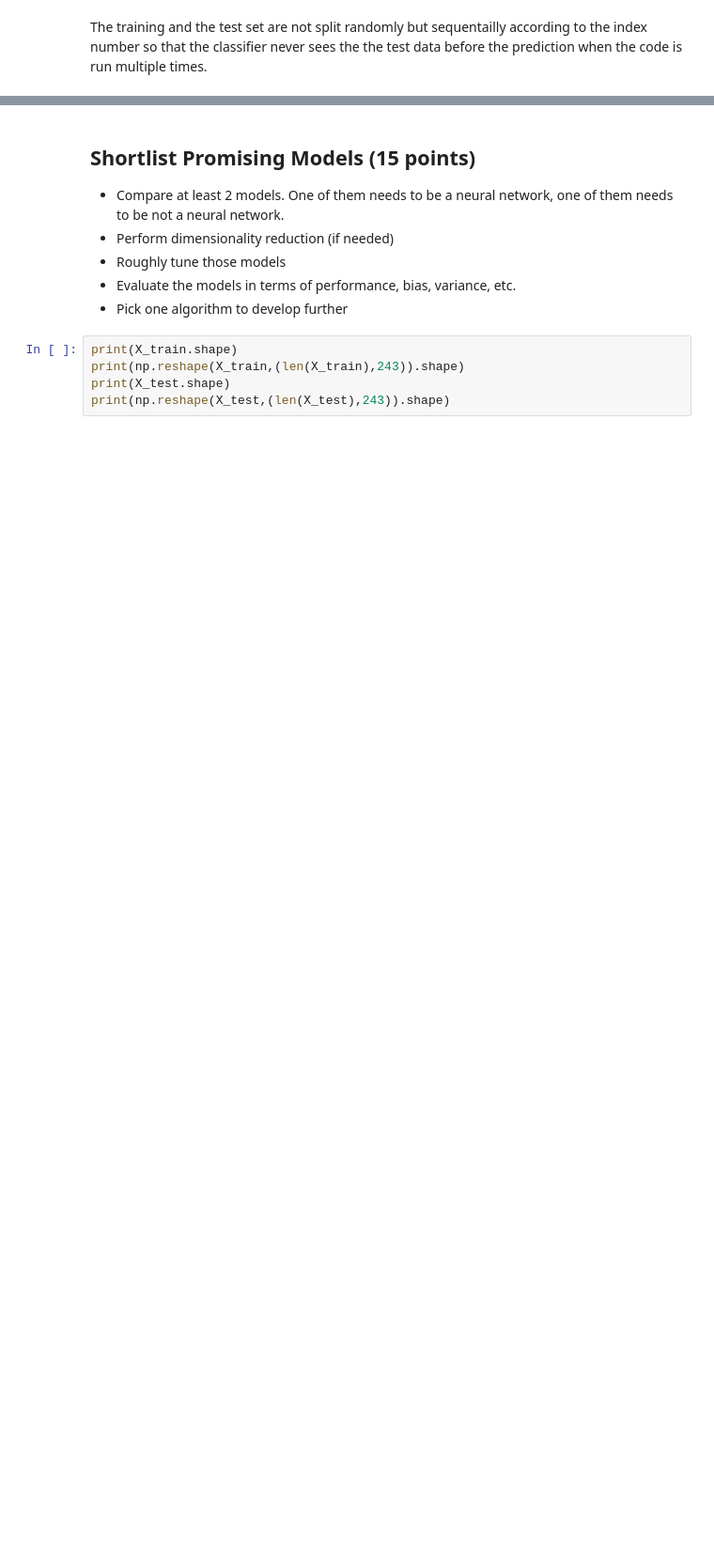
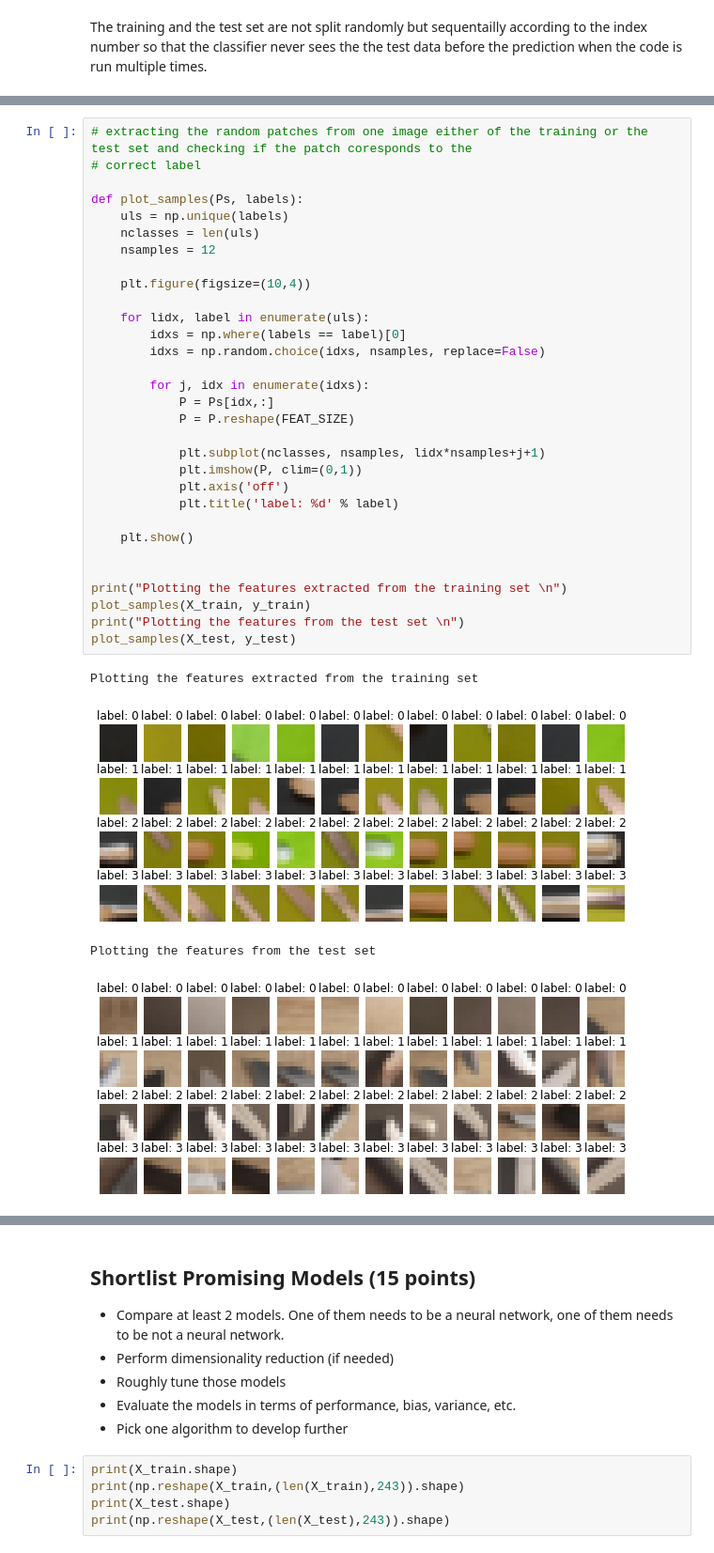
Before and after one commit to ShantanuShivankar/Machine_learning, a Jupyter notebook: RO47002_2020_2021_Final_Assignment/Final Assignment.ipynb, the cells around one changed output, grey strips where cells are left out. Shown at 94% size. Drawn from its saved outputs; the diff is of its cells as text; blank space fills up the shorter version.

```diff
--- a/RO47002_2020_2021_Final_Assignment/Final Assignment.ipynb
+++ b/RO47002_2020_2021_Final_Assignment/Final Assignment.ipynb
@@ -569,0 +613,36 @@ image 16, class count = [83 57 62 48]
+# %%
+# extracting the random patches from one image either of the training or the test set and checking if the patch coresponds to the
+# correct label
+
+def plot_samples(Ps, labels):
+    uls = np.unique(labels)
+    nclasses = len(uls)
+    nsamples = 12
+
+    plt.figure(figsize=(10,4))
+
+    for lidx, label in enumerate(uls):
+        idxs = np.where(labels == label)[0]
+        idxs = np.random.choice(idxs, nsamples, replace=False)
+
+        for j, idx in enumerate(idxs):
+            P = Ps[idx,:]
+            P = P.reshape(FEAT_SIZE)
+
+            plt.subplot(nclasses, nsamples, lidx*nsamples+j+1)
+            plt.imshow(P, clim=(0,1))
+            plt.axis('off')
+            plt.title('label: %d' % label)
+
+    plt.show()
+
+
+print("Plotting the features extracted from the training set \n")
+plot_samples(X_train, y_train)
+print("Plotting the features from the test set \n")
+plot_samples(X_test, y_test)
+# %% [output]
+Plotting the features extracted from the training set
+[figure, added]
+Plotting the features from the test set
+[figure, added]
```
Also changed, not shown: parts of 15 cells of this notebook, 1 other file.
